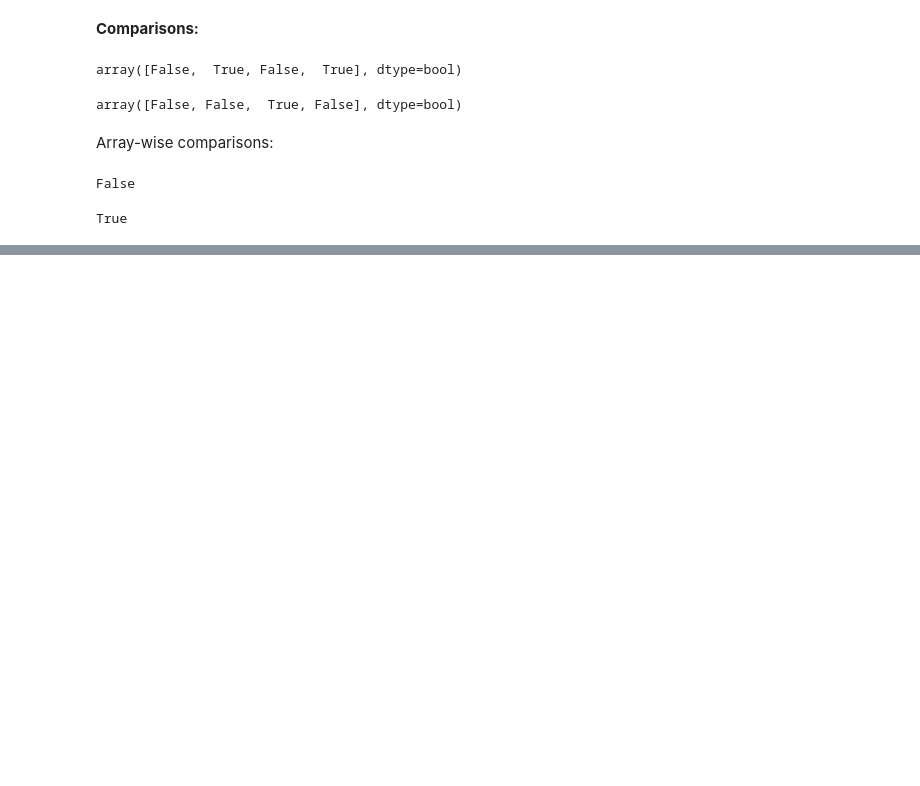
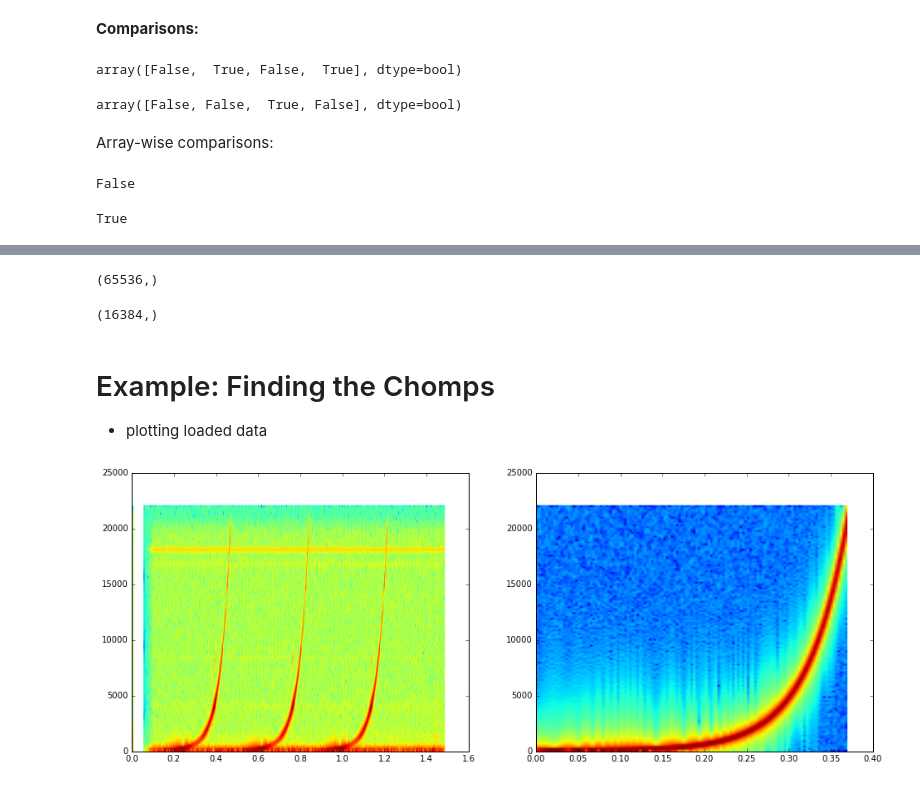
Before and after one commit to standarddeviant/scipy-lecture-notes, a Jupyter notebook: intro/numpy/intro_numpy.ipynb, the cells around one changed output, grey strips where cells are left out. Saved outputs shown, nothing was run; the diff lists cells and outputs as text; code cells hidden in the pictures; blank space fills up the shorter version.

Commit message:
adding example code, latest tweaks

```diff
--- a/intro/numpy/intro_numpy.ipynb
+++ b/intro/numpy/intro_numpy.ipynb
@@ -403,0 +425,28 @@ True
+# %%
+from scipy.io import wavfile, loadmat
+from scipy.signal import fftconvolve
+fs, mic = wavfile.read('mic.wav')
+shape(mic)
+# %% [output]
+(65536,)
+# %%
+from scipy.io import loadmat
+d = loadmat('chomp.mat');
+chomp = squeeze(d['chomp'])
+shape(chomp)
+# %% [output]
+(16384,)
+# %% [markdown]
+# Example: Finding the Chomps
+* plotting loaded data
+# %%
+from scipy.signal import spectrogram, find_peaks_cwt
+figure(figsize=(16, 6))
+nfft = 256;
+
+subplot(121);
+specgram(mic, NFFT=nfft, Fs=fs);
+subplot(122);
+specgram(chomp, NFFT=nfft, Fs=fs);
+# %% [output]
+[figure, added]
```
Also changed, not shown: parts of 11 cells of this notebook, 2 other files.
